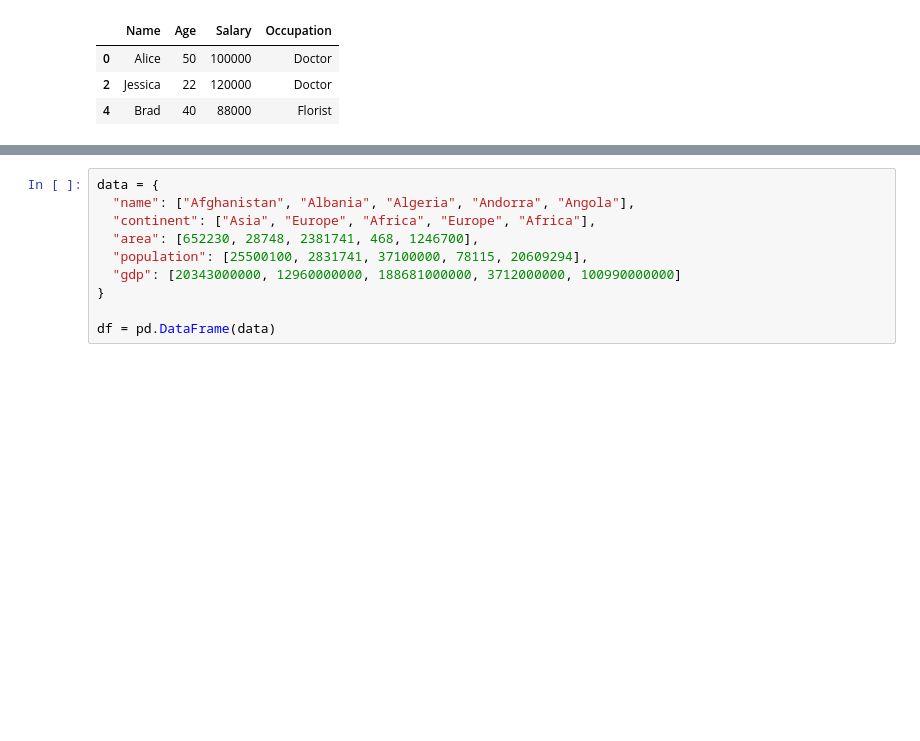
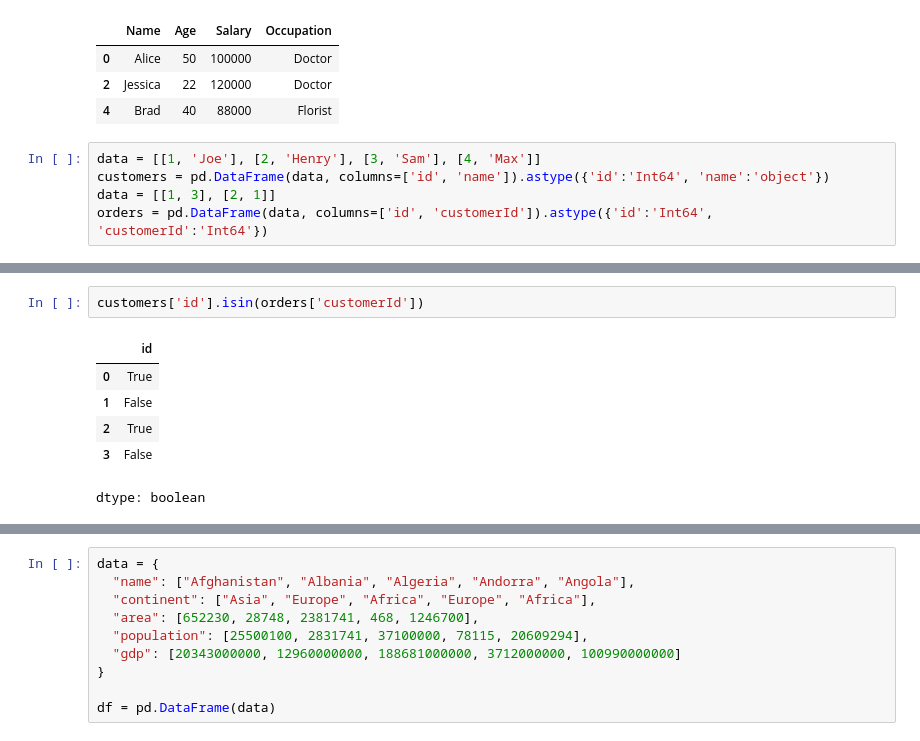
Before and after one commit to fateme-alk/learning, a Jupyter notebook: IBM_data_analysis/module1/IBM_data_analysis.ipynb, the cells around one changed output, grey strips where cells are left out. Cells and saved outputs as stored; diff of their text form; blank space fills up the shorter version.

```diff
--- a/IBM_data_analysis/module1/IBM_data_analysis.ipynb
+++ b/IBM_data_analysis/module1/IBM_data_analysis.ipynb
@@ -1218,3 +1300,8 @@ df[df['Occupation'].isin(['Doctor', 'Florist'])]
 | 0 | Alice | 50 | 100000 | Doctor |
 | 2 | Jessica | 22 | 120000 | Doctor |
 | 4 | Brad | 40 | 88000 | Florist |
+# %%
+data = [[1, 'Joe'], [2, 'Henry'], [3, 'Sam'], [4, 'Max']]
+customers = pd.DataFrame(data, columns=['id', 'name']).astype({'id':'Int64', 'name':'object'})
+data = [[1, 3], [2, 1]]
+orders = pd.DataFrame(data, columns=['id', 'customerId']).astype({'id':'Int64', 'customerId':'Int64'})
@@ -1220,0 +1322,9 @@ df[df['Occupation'].isin(['Doctor', 'Florist'])]
+# %%
+customers['id'].isin(orders['customerId'])
+# %% [output]
+|  | id |
+| 0 | True |
+| 1 | False |
+| 2 | True |
+| 3 | False |
+dtype: boolean
```
Also changed, not shown: parts of 25 cells of this notebook.
